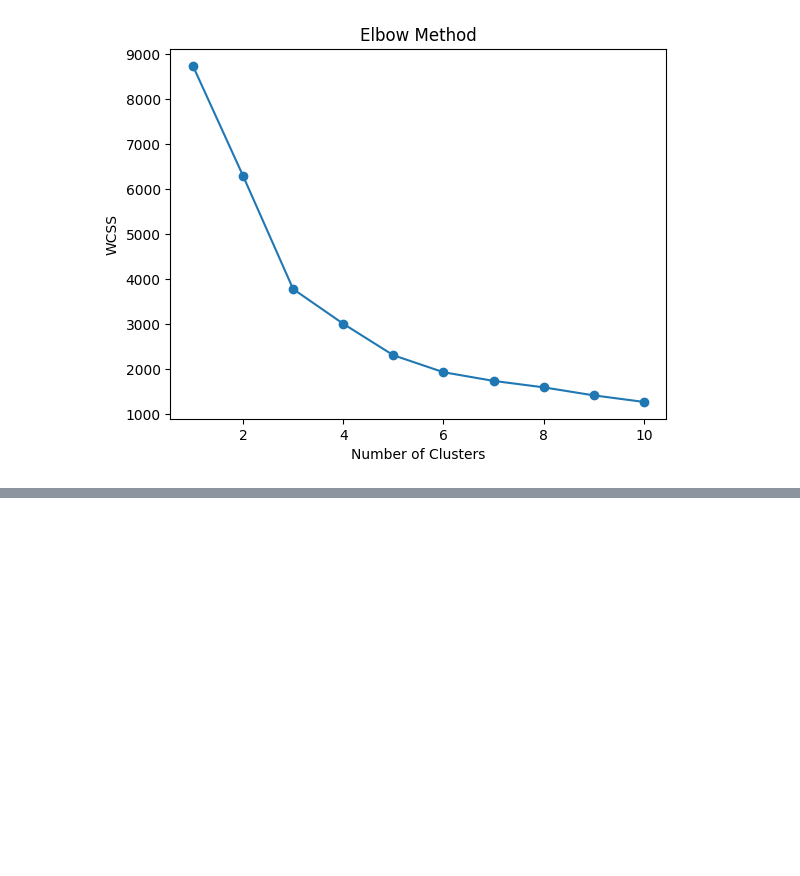
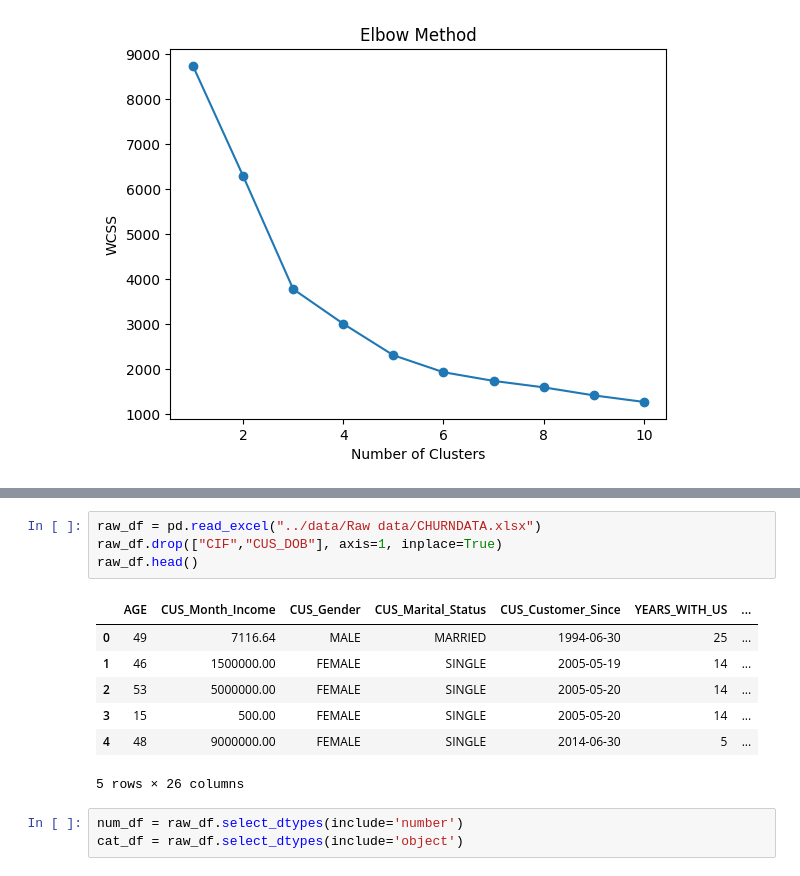
Before and after one commit to shivamkc01/Bank_Standard_bank_churn, a Jupyter notebook: notebook/exploration.ipynb, the cells around one changed output, grey strips where cells are left out. Drawn from its saved outputs; the diff is of its cells as text; blank space fills up the shorter version.

```diff
--- a/notebook/exploration.ipynb
+++ b/notebook/exploration.ipynb
@@ -337,0 +201,15 @@ ValueError: x and y must have same first dimension, but have shapes (5,) and (10
+# %%
+raw_df = pd.read_excel("../data/Raw data/CHURNDATA.xlsx")
+raw_df.drop(["CIF","CUS_DOB"], axis=1, inplace=True)
+raw_df.head()
+# %% [output]
+|  | AGE | CUS_Month_Income | CUS_Gender | CUS_Marital_Status | CUS_Customer_Since | YEARS_WITH_US | ... |
+| 0 | 49 | 7116.64 | MALE | MARRIED | 1994-06-30 | 25 | ... |
+| 1 | 46 | 1500000.00 | FEMALE | SINGLE | 2005-05-19 | 14 | ... |
+| 2 | 53 | 5000000.00 | FEMALE | SINGLE | 2005-05-20 | 14 | ... |
+| 3 | 15 | 500.00 | FEMALE | SINGLE | 2005-05-20 | 14 | ... |
+| 4 | 48 | 9000000.00 | FEMALE | SINGLE | 2014-06-30 | 5 | ... |
+5 rows × 26 columns
+# %%
+num_df = raw_df.select_dtypes(include='number')
+cat_df = raw_df.select_dtypes(include='object')
```
Also changed, not shown: parts of 13 cells of this notebook, 34 other files.
